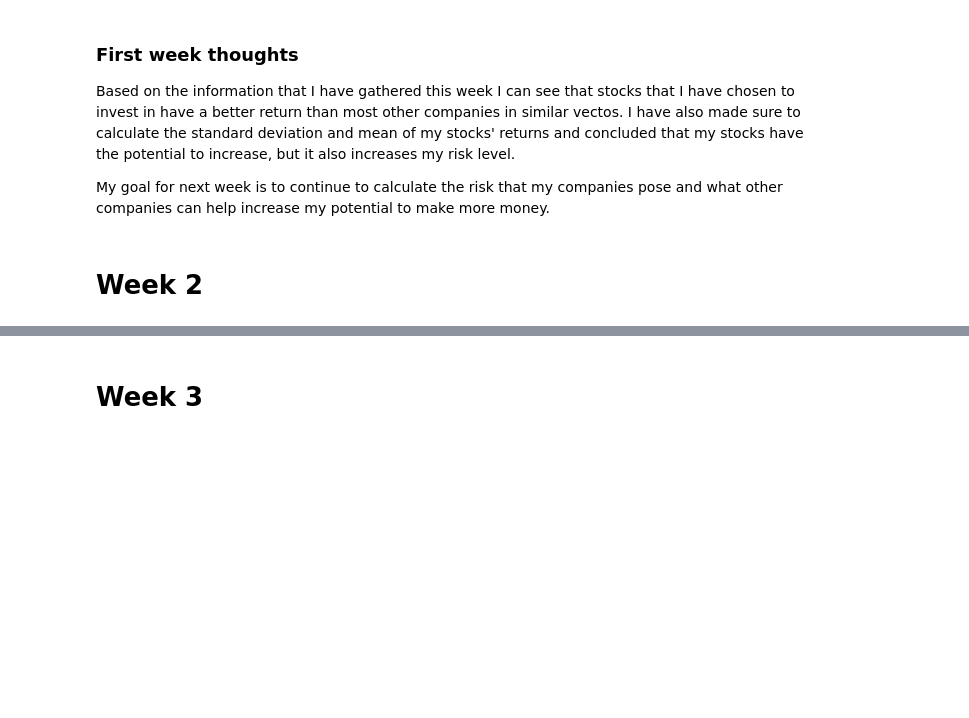
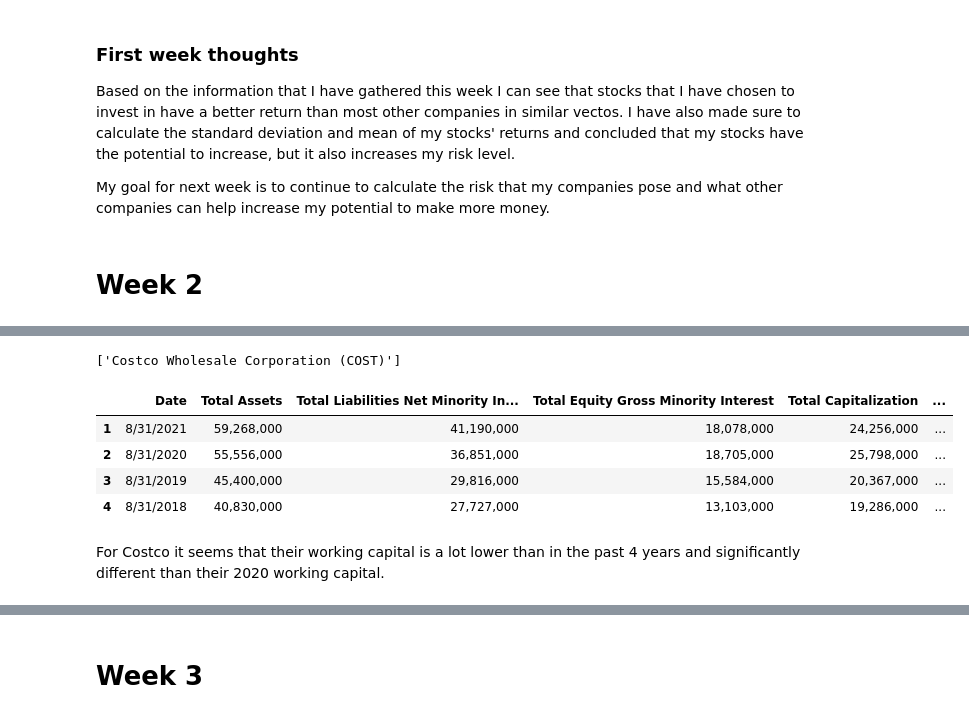
Before and after one commit to AnaEstrada1996/Project4, a Jupyter notebook: Investopedia_project4.ipynb, the cells around one changed output, grey strips where cells are left out. Drawn from its saved outputs; the diff is of its cells as text; code cells hidden in the pictures; blank space fills up the shorter version.

```diff
--- a/Investopedia_project4.ipynb
+++ b/Investopedia_project4.ipynb
@@ -304,0 +459,73 @@ My goal for next week is to continue to calculate the risk that my companies pos
+# %%
+symbol = 'COST'
+
+url = 'https://finance.yahoo.com/quote/' + symbol + '/balance-sheet?p=' + symbol
+
+# Set up the request headers that we're going to use, to simulate
+# a request by the Chrome browser.
+headers = {
+    'Accept': 'text/html,application/xhtml+xml,application/xml;q=0.9,image/webp,image/apng,*/*;q=0.8,application/signed-exchange;v=b3',
+    'Accept-Encoding': 'gzip, deflate, br',
+    'Accept-Language': 'en-US,en;q=0.9',
+    'Cache-Control': 'max-age=0',
+    'Connection': 'close',
+    'DNT': '1',
+    'Pragma': 'no-cache',
+    'Referrer': 'https://google.com',
+    'User-Agent': 'Mozilla/5.0 (Windows NT 10.0; Win64; x64) AppleWebKit/537.36 (KHTML, like Gecko) Chrome/92.0.4515.107 Safari/537.36'
+}
+
+# Fetch the page
+page = requests.get(url, headers=headers)
+
+# Parse the page with LXML,
+tree = html.fromstring(page.content)
+
+tree.xpath("//h1/text()")
+# %% [output]
+['Costco Wholesale Corporation (COST)']
+# %%
+table_rows = tree.xpath("//div[contains(@class, 'D(tbr)')]")
+
+assert len(table_rows) > 0
+
+parsed_rows = []
+
+for table_row in table_rows:
+    parsed_row = []
+    el = table_row.xpath("./div")
+
+    none_count = 0
+
+    for rs in el:
+        try:
+            (text,) = rs.xpath('.//span/text()[1]')
+            parsed_row.append(text)
+        except ValueError:
+            parsed_row.append(np.NaN)
+            none_count += 1
+
+    if (none_count < 4):
+        parsed_rows.append(parsed_row)
+
+df_cost = pd.DataFrame(parsed_rows)
+# %%
+#i am cleaning up the data and making sure that it is in the
+df_cost = pd.DataFrame(parsed_rows)
+df_cost = df_cost.set_index(0)
+df_cost = df_cost.transpose()
+
+# Rename the "Breakdown" column to "Date"
+cols = list(df_cost.columns)
+cols[0] = 'Date'
+df_cost = df_cost.set_axis(cols, axis='columns', inplace=False)
+
+df_cost
+# %% [output]
+|  | Date | Total Assets | Total Liabilities Net Minority In... | Total Equity Gross Minority Interest | Total Capitalization | ... |
+| 1 | 8/31/2021 | 59,268,000 | 41,190,000 | 18,078,000 | 24,256,000 | ... |
+| 2 | 8/31/2020 | 55,556,000 | 36,851,000 | 18,705,000 | 25,798,000 | ... |
+| 3 | 8/31/2019 | 45,400,000 | 29,816,000 | 15,584,000 | 20,367,000 | ... |
+| 4 | 8/31/2018 | 40,830,000 | 27,727,000 | 13,103,000 | 19,286,000 | ... |
+# %% [markdown]
+For Costco it seems that their working capital is a lot lower than in the past 4 years and significantly different than their 2020 working capital.
```
Also changed, not shown: parts of 30 cells of this notebook.
